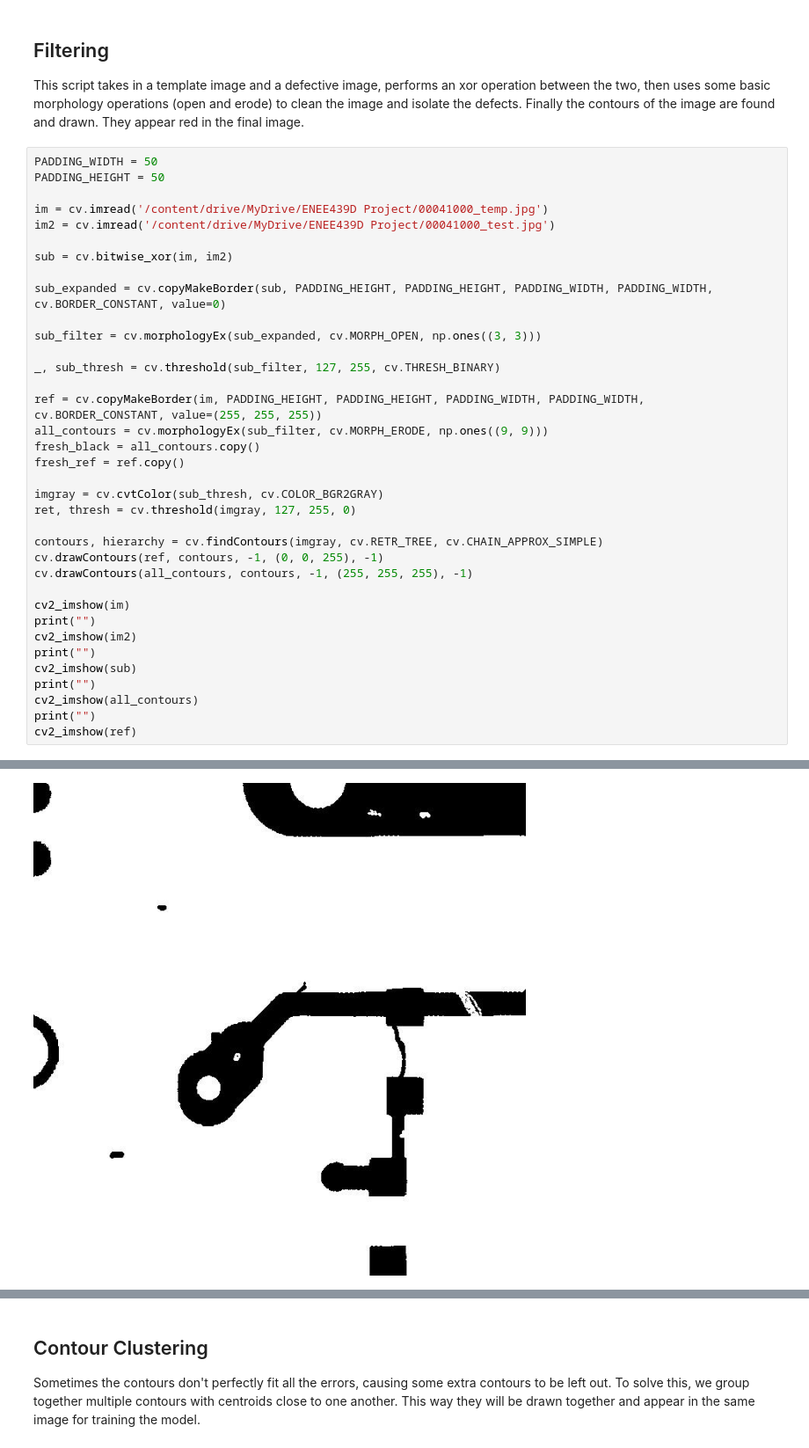
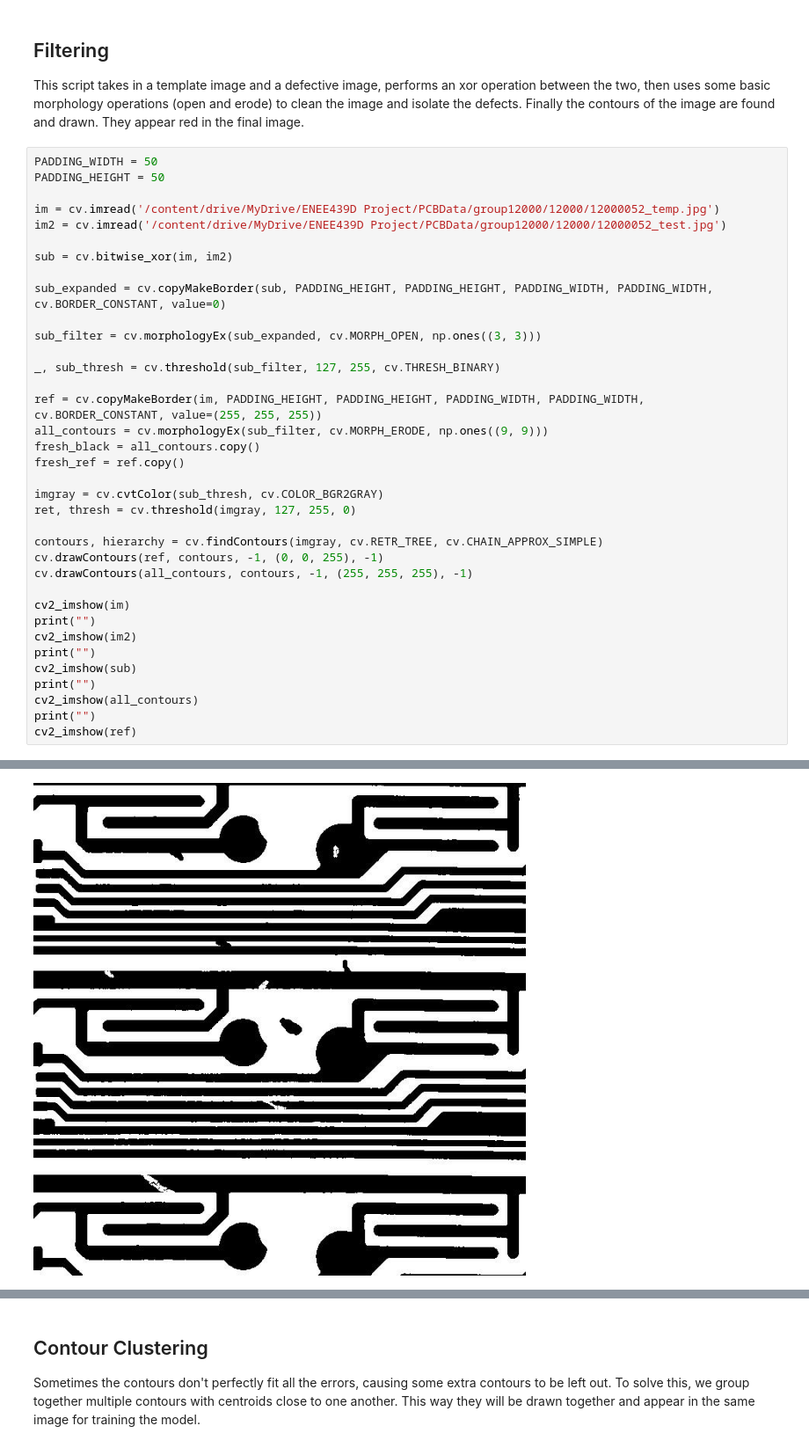
Before and after one commit to DevakMurali/VisualMLGroup2, a Jupyter notebook: Image_Processing.ipynb, the cells around one changed output, grey strips where cells are left out. Shown at 88% size. Cells and saved outputs as stored; diff of their text form.

```diff
--- a/Image_Processing.ipynb
+++ b/Image_Processing.ipynb
@@ -16,8 +16,8 @@ This script takes in a template image and a defective image, performs an xor ope
 PADDING_WIDTH = 50
 PADDING_HEIGHT = 50
 
-im = cv.imread('/content/drive/MyDrive/ENEE439D Project/00041000_temp.jpg')
-im2 = cv.imread('/content/drive/MyDrive/ENEE439D Project/00041000_test.jpg')
+im = cv.imread('/content/drive/MyDrive/ENEE439D Project/PCBData/group12000/12000/12000052_temp.jpg')
+im2 = cv.imread('/content/drive/MyDrive/ENEE439D Project/PCBData/group12000/12000/12000052_test.jpg')
 
 sub = cv.bitwise_xor(im, im2)
 
@@ -53 +53 @@ cv2_imshow(ref)
-[figure, old version]
+[figure, new version]
```
Also changed, not shown: parts of 5 cells of this notebook.
